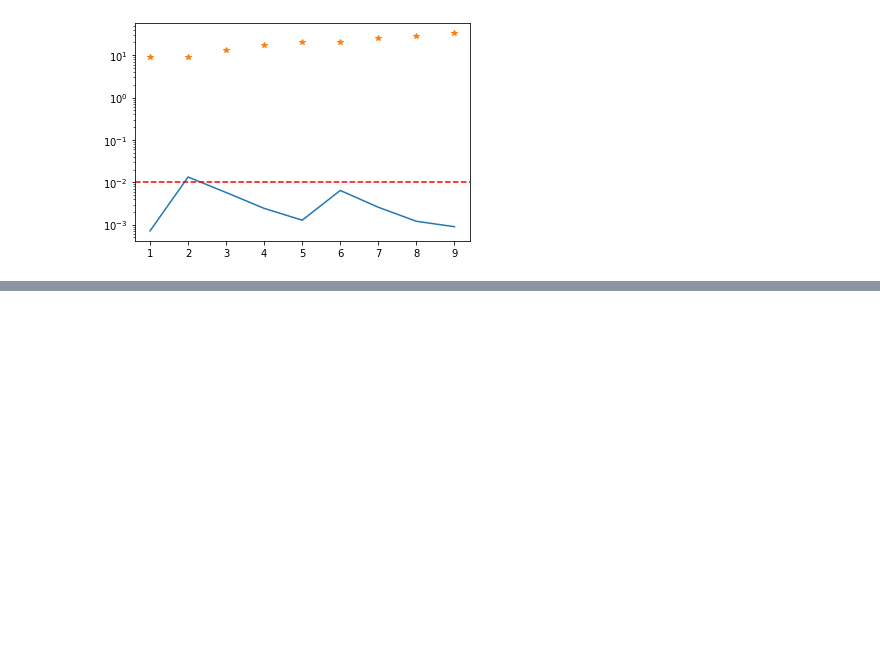
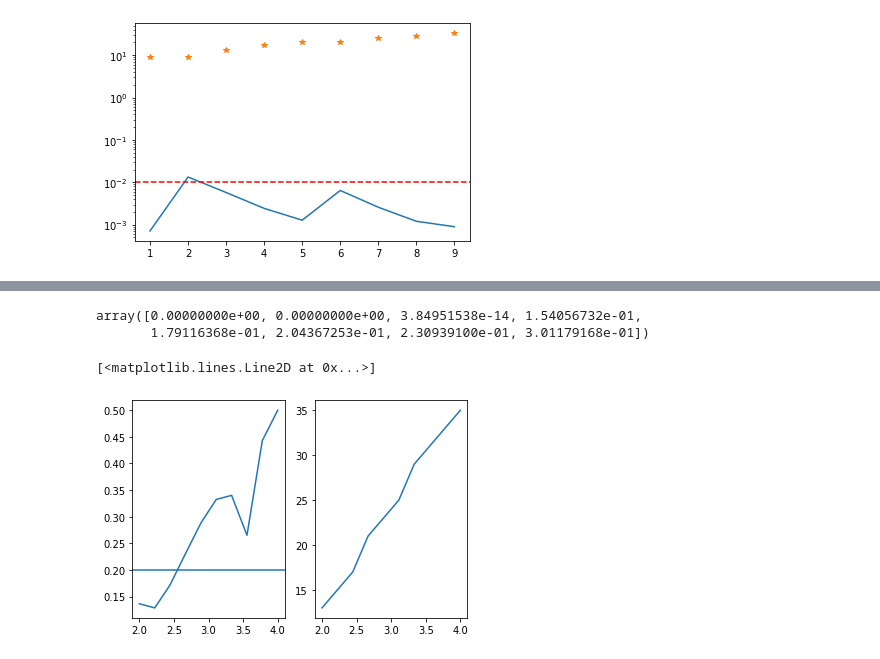
Before and after one commit to idnm/blog, a Jupyter notebook: posts/quantum_singular_value_transformation_intro/index.ipynb, the cells around one changed output, grey strips where cells are left out. Drawn from its saved outputs; the diff is of its cells as text; code cells hidden in the pictures; blank space fills up the shorter version.

```diff
--- a/posts/quantum_singular_value_transformation_intro/index.ipynb
+++ b/posts/quantum_singular_value_transformation_intro/index.ipynb
@@ -396,0 +458,34 @@ plt.yscale('log')
+# %%
+seed = 1
+np.random.seed(seed)
+
+num_qubits = 3
+N = 2**num_qubits
+kappa = 3
+
+b = np.random.uniform(size=(N,))
+b = b/(np.sqrt((b**2).sum()))
+
+n, m = np.random.randint(N//2, N, size=2)
+V = scipy.stats.ortho_group.rvs(n, random_state=seed**2)
+W = scipy.stats.ortho_group.rvs(m, random_state=seed**3)
+
+singular_values = np.random.uniform(low=1/kappa, high=1, size=min(n, m))
+Sigma = np.zeros((n, m))
+Sigma[:min(n, m), :min(n, m)] = np.diag(singular_values)
+
+A = V @ Sigma @ W.conj().T
+
+block_encoding = BlockEncoding(A)
+U = block_encoding.unitary
+P = block_encoding.projector
+# %%
+epsilon = 0.1
+
+target_function = pyqsp.poly.PolyOneOverX()
+coeffs, scale = target_function.generate(kappa=3, epsilon=epsilon, ensure_bounded=True, return_scale=True)
+
+phis = pyqsp.angle_sequence.QuantumSignalProcessingPhases(coeffs, signal_operator='Wx')
+phis = angles_from_Wx_to_R(phis)
+
+U_phi = apply_QSVT(U, P, P, phis)
@@ -396,0 +504,7 @@ plt.yscale('log')
+# %%
+Aplus = np.linalg.pinv(A)
+_, s_, _ = np.linalg.svd(Aplus)
+np.sort(s)
+# %% [output]
+array([0.00000000e+00, 0.00000000e+00, 3.84951538e-14, 1.54056732e-01,
+       1.79116368e-01, 2.04367253e-01, 2.30939100e-01, 3.01179168e-01])
@@ -396,0 +560,9 @@ plt.yscale('log')
+# %%
+plt.subplot(1, 2, 1)
+plt.plot(kappas, norms)
+plt.axhline(epsilon)
+plt.subplot(1, 2, 2)
+plt.plot(kappas, degrees)
+# %% [output]
+[<matplotlib.lines.Line2D at 0x...>]
+[figure, added]
```
Also changed, not shown: parts of 15 cells of this notebook, 2 other files.
